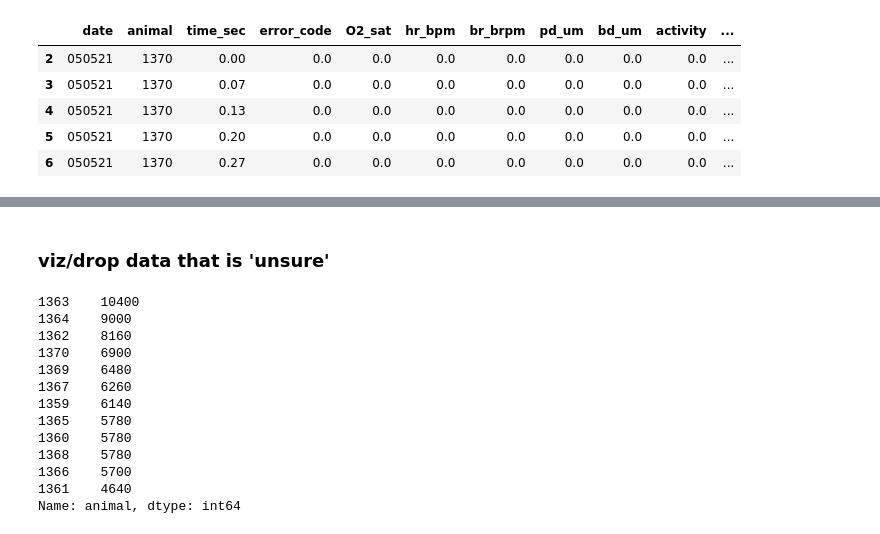
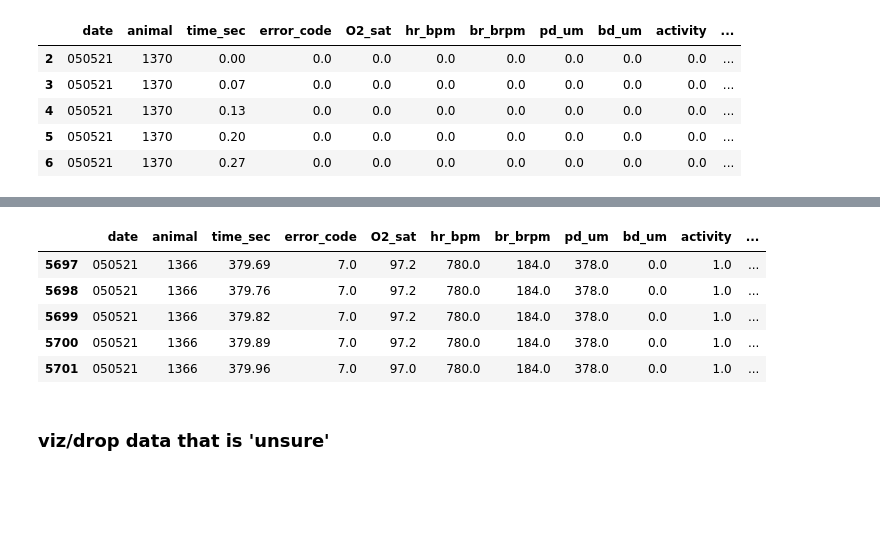
Before and after one commit to grace3999/BB_projects, a Jupyter notebook: MouseOx_single.ipynb, the cells around one changed output, grey strips where cells are left out. Drawn from its saved outputs; the diff is of its cells as text; code cells hidden in the pictures; blank space fills up the shorter version.

```diff
--- a/MouseOx_single.ipynb
+++ b/MouseOx_single.ipynb
@@ -165,20 +217,16 @@ data_final_clean.head()
+# %%
+data_final_clean['time_sec_round'] = np.round(data_final_clean['time_sec'])
+data_final_clean.tail()
+# %% [output]
+|  | date | animal | time_sec | error_code | O2_sat | hr_bpm | br_brpm | pd_um | bd_um | activity | ... |
+| 5697 | 050521 | 1366 | 379.69 | 7.0 | 97.2 | 780.0 | 184.0 | 378.0 | 0.0 | 1.0 | ... |
+| 5698 | 050521 | 1366 | 379.76 | 7.0 | 97.2 | 780.0 | 184.0 | 378.0 | 0.0 | 1.0 | ... |
+| 5699 | 050521 | 1366 | 379.82 | 7.0 | 97.2 | 780.0 | 184.0 | 378.0 | 0.0 | 1.0 | ... |
+| 5700 | 050521 | 1366 | 379.89 | 7.0 | 97.2 | 780.0 | 184.0 | 378.0 | 0.0 | 1.0 | ... |
+| 5701 | 050521 | 1366 | 379.96 | 7.0 | 97.0 | 780.0 | 184.0 | 378.0 | 0.0 | 1.0 | ... |
 # %% [markdown]
 ### viz/drop data that is 'unsure'
 # %%
-data_final_clean['animal'].value_counts()
+data_final_clean.sort_values('animal')['animal'].unique()
-# %% [output]
-1363    10400
-1364    9000
-1362    8160
-1370    6900
-1369    6480
-1367    6260
-1359    6140
-1365    5780
-1360    5780
-1368    5780
-1366    5700
-1361    4640
-Name: animal, dtype: int64
 # %%
 sns.countplot(x='error_code', data=data_final_clean)
```
Also changed, not shown: parts of 17 cells of this notebook.
